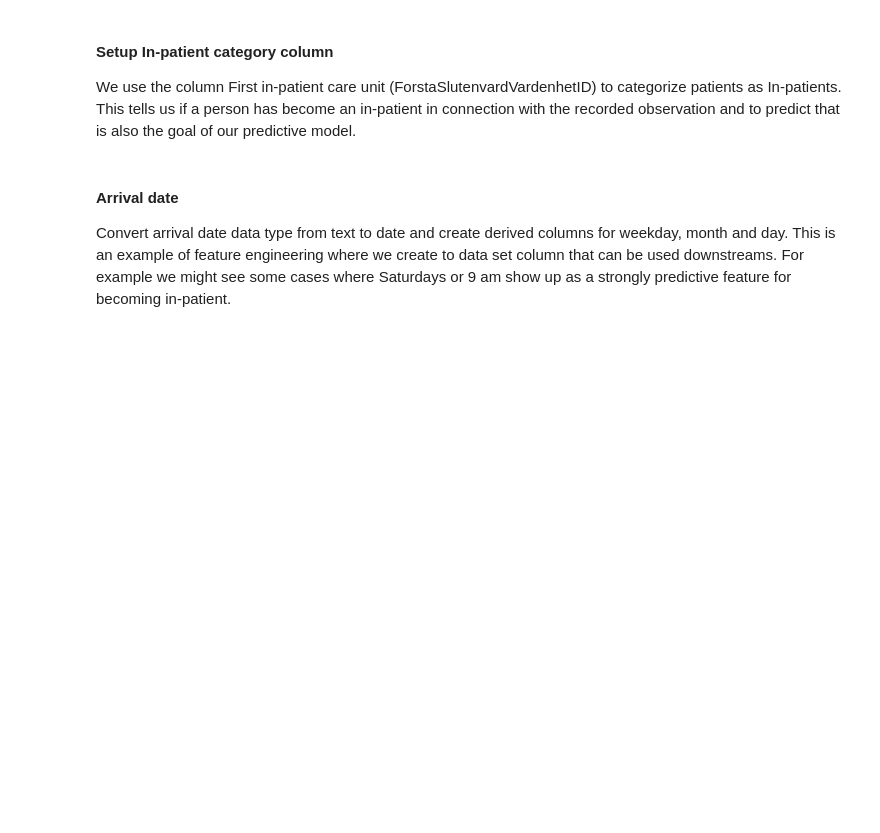
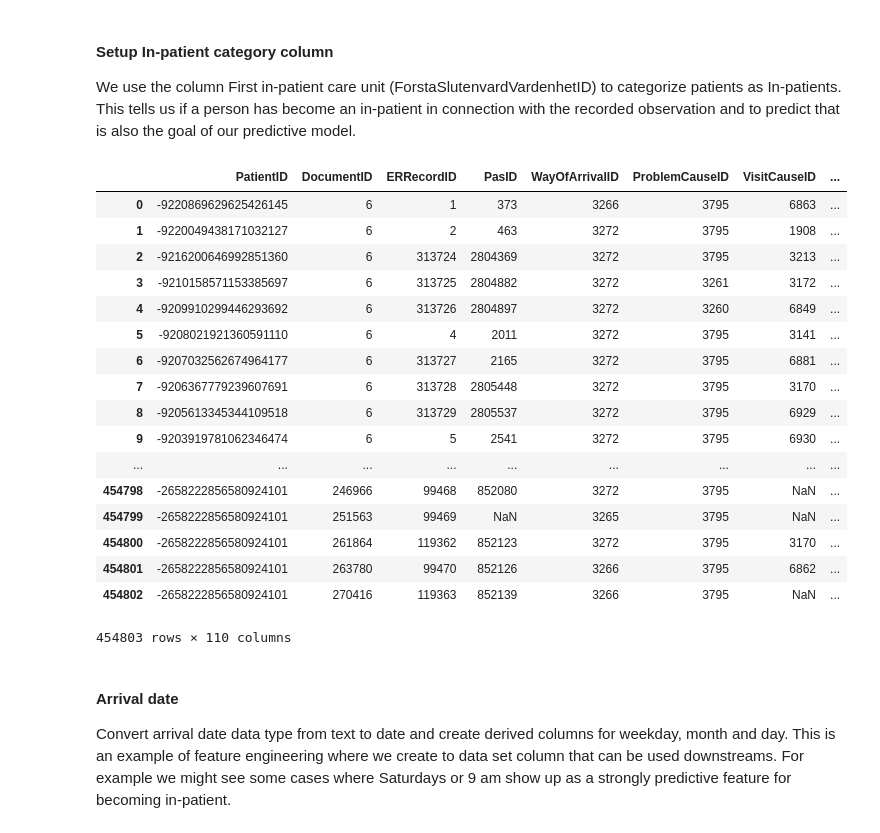
Before and after one commit to solomatov/cs109-project, a Jupyter notebook: ER.ipynb, the cells around one changed output. Drawn from its saved outputs; the diff is of its cells as text; code cells hidden in the pictures; blank space fills up the shorter version.

```diff
--- a/ER.ipynb
+++ b/ER.ipynb
@@ -205,6 +205,27 @@ This tells us if a person has become an in-patient in connection with the record
 first_care_unit = data.FirstInpatientCareUnitID
 
 data['Inpatient'] = ~first_care_unit.isnull() & (first_care_unit != 0)
+# %%
+data
+# %% [output]
+|  | PatientID | DocumentID | ERRecordID | PasID | WayOfArrivalID | ProblemCauseID | VisitCauseID | ... |
+| 0 | -9220869629625426145 | 6 | 1 | 373 | 3266 | 3795 | 6863 | ... |
+| 1 | -9220049438171032127 | 6 | 2 | 463 | 3272 | 3795 | 1908 | ... |
+| 2 | -9216200646992851360 | 6 | 313724 | 2804369 | 3272 | 3795 | 3213 | ... |
+| 3 | -9210158571153385697 | 6 | 313725 | 2804882 | 3272 | 3261 | 3172 | ... |
+| 4 | -9209910299446293692 | 6 | 313726 | 2804897 | 3272 | 3260 | 6849 | ... |
+| 5 | -9208021921360591110 | 6 | 4 | 2011 | 3272 | 3795 | 3141 | ... |
+| 6 | -9207032562674964177 | 6 | 313727 | 2165 | 3272 | 3795 | 6881 | ... |
+| 7 | -9206367779239607691 | 6 | 313728 | 2805448 | 3272 | 3795 | 3170 | ... |
+| 8 | -9205613345344109518 | 6 | 313729 | 2805537 | 3272 | 3795 | 6929 | ... |
+| 9 | -9203919781062346474 | 6 | 5 | 2541 | 3272 | 3795 | 6930 | ... |
+| ... | ... | ... | ... | ... | ... | ... | ... | ... |
+| 454798 | -2658222856580924101 | 246966 | 99468 | 852080 | 3272 | 3795 | NaN | ... |
+| 454799 | -2658222856580924101 | 251563 | 99469 | NaN | 3265 | 3795 | NaN | ... |
+| 454800 | -2658222856580924101 | 261864 | 119362 | 852123 | 3272 | 3795 | 3170 | ... |
+| 454801 | -2658222856580924101 | 263780 | 99470 | 852126 | 3266 | 3795 | 6862 | ... |
+| 454802 | -2658222856580924101 | 270416 | 119363 | 852139 | 3266 | 3795 | NaN | ... |
+454803 rows × 110 columns
 # %% [markdown]
 #### Arrival date
 Convert arrival date data type from text to date and create derived columns for weekday, month and day. This is an example of feature engineering where we create to data set column that can be used downstreams. For example we might see some cases where Saturdays or 9 am show up as a strongly predictive feature for becoming in-patient.
```
Also changed, not shown: parts of 8 cells of this notebook.
